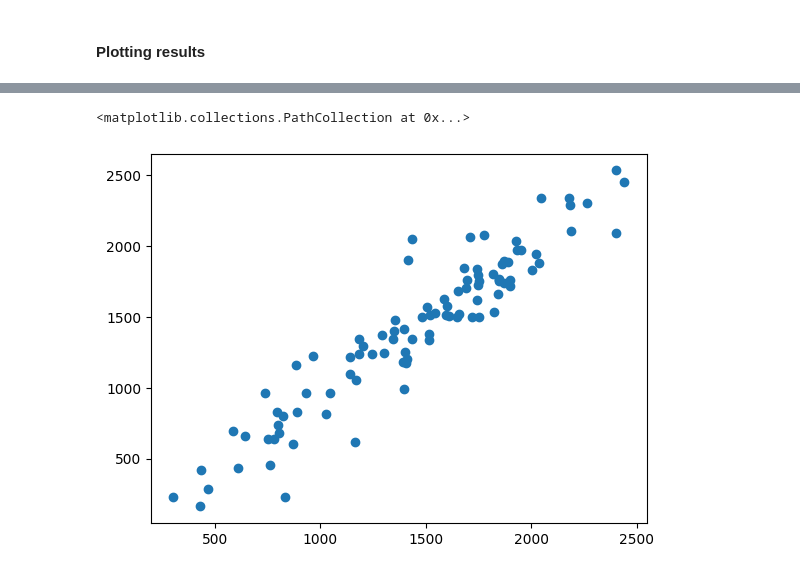
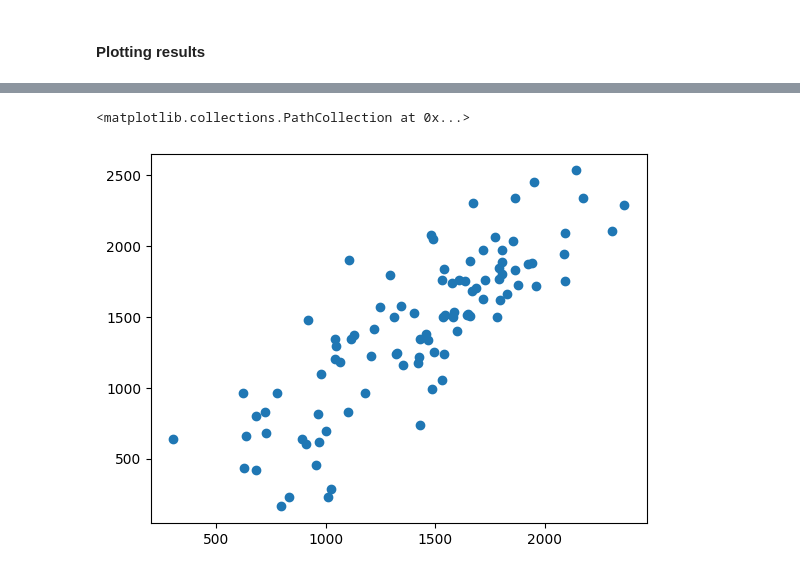
Before and after one commit to marianataglio/seriestemporales, a Jupyter notebook: overfitting_lstm.ipynb, the cells around one changed output, grey strips where cells are left out. Drawn from its saved outputs; the diff is of its cells as text; code cells hidden in the pictures.

```diff
--- a/overfitting_lstm.ipynb
+++ b/overfitting_lstm.ipynb
@@ -35,7 +35,7 @@ X_test torch.Size([44, 7, 1]) y_test torch.Size([44, 7, 1])
 # %%
 from model import LSTMModel
 
-model = LSTMModel(input_size=lookback, num_layers=1, hidden_size=25)
+model = LSTMModel(input_size=lookback, num_layers=1, hidden_size=15)
 optimizer = optim.Adam(model.parameters(), lr=0.001)
 loss_fn = nn.MSELoss()
 loader = data.DataLoader(data.TensorDataset(X_train, y_train), shuffle=True, batch_size=14, drop_last=True)
@@ -118,0 +68,8 @@ len(train_array), len(test_array)
+# %%
+from model import evaluate_model_last_prediction
+train_preds, train_loss, test_loss, train_rmse, test_rmse, test_preds = evaluate_model_last_prediction(model, X_train, y_train, X_test, y_test, scaler_y, loss_fn)
+# %%
+# creo un array concatenando las predicciones
+train_preds = np.concatenate([tensor.flatten() for tensor in train_preds])
+test_preds = np.concatenate([tensor.flatten() for tensor in test_preds])
+len(train_preds), len(test_preds)
@@ -153,5 +96,5 @@ plt.plot(train.squeeze()[lookback:])
 # %%
-plt.scatter(train_array, train[lookback:])
+plt.scatter(train_preds, train[lookback:])
 # %% [output]
 <matplotlib.collections.PathCollection at 0x...>
-[figure, old version]
+[figure, new version]
```
Also changed, not shown: parts of 15 cells of this notebook.
